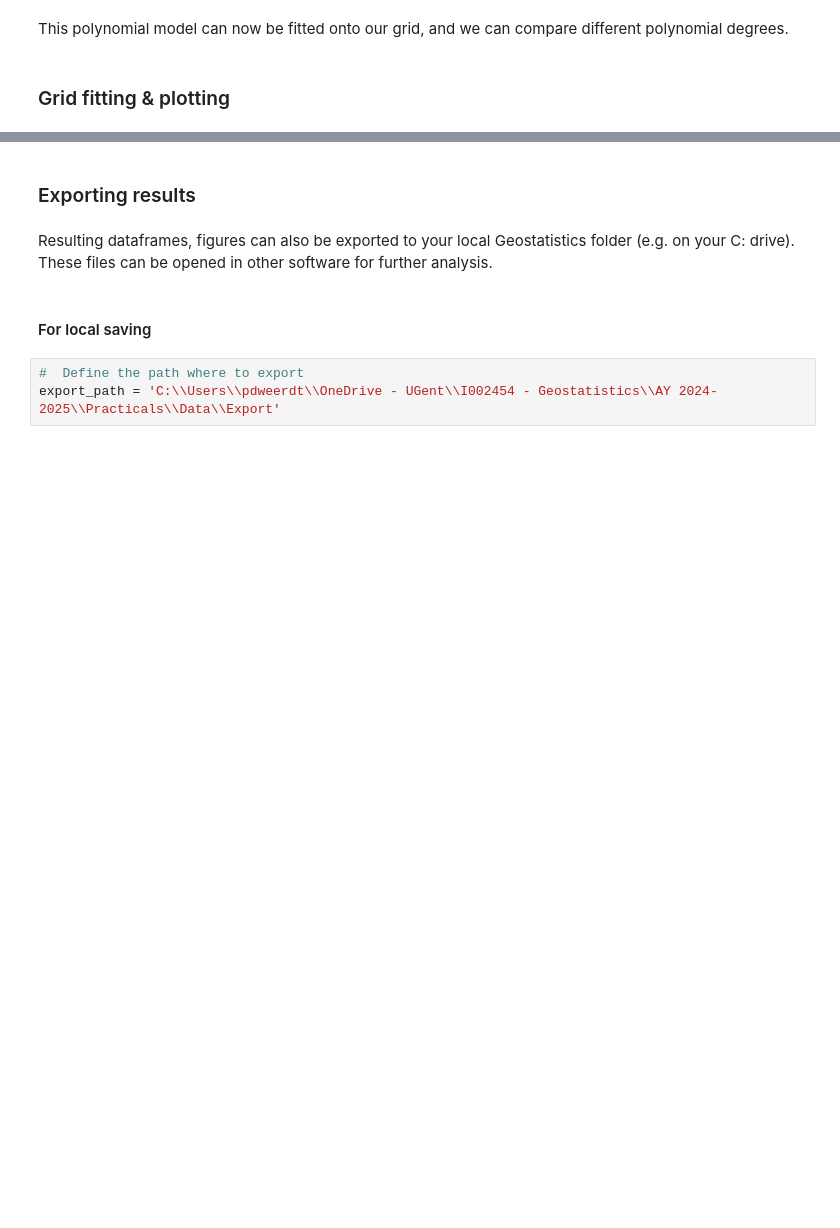
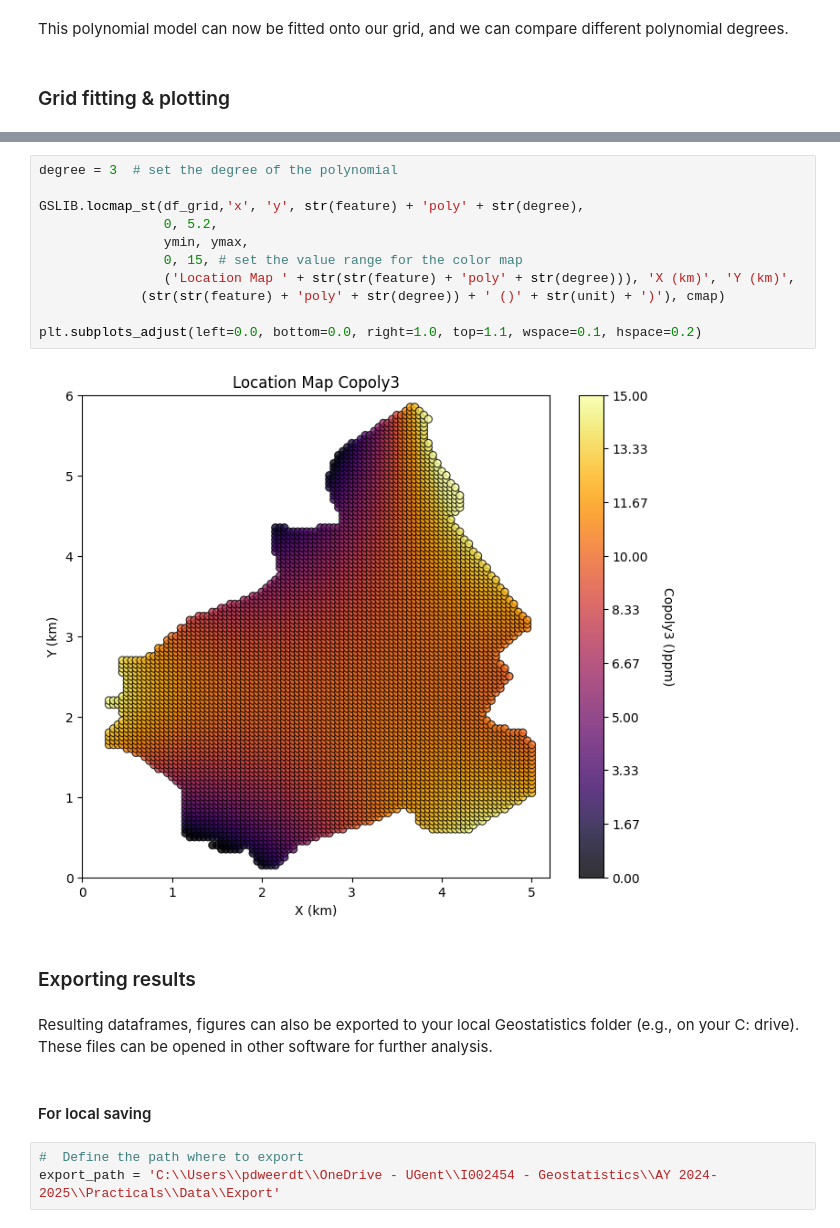
Before and after one commit to SENSE-UGent/E_I002454_Geostatistics, a Jupyter notebook: Notebooks/P2_Det1.ipynb, the cells around one changed output, grey strips where cells are left out. Drawn from its saved outputs; the diff is of its cells as text; blank space fills up the shorter version.

```diff
--- a/Notebooks/P2_Det1.ipynb
+++ b/Notebooks/P2_Det1.ipynb
@@ -355,7 +410,20 @@ plt.subplots_adjust(left=0.0, bottom=0.0, right=1.0, top=1.1, wspace=0.1, hspace
+# %%
+degree = 3  # set the degree of the polynomial
+
+GSLIB.locmap_st(df_grid,'x', 'y', str(feature) + 'poly' + str(degree),
+                0, 5.2,
+                ymin, ymax,
+                0, 15, # set the value range for the color map
+                ('Location Map ' + str(str(feature) + 'poly' + str(degree))), 'X (km)', 'Y (km)',
+             (str(str(feature) + 'poly' + str(degree)) + ' ()' + str(unit) + ')'), cmap)
+
+plt.subplots_adjust(left=0.0, bottom=0.0, right=1.0, top=1.1, wspace=0.1, hspace=0.2)
+# %% [output]
+[figure, added]
 # %% [markdown]
 ### Exporting results
 # %% [markdown]
-Resulting dataframes, figures can also be exported to your local Geostatistics folder (e.g. on your C: drive). These files can be opened in other software for further analysis.
+Resulting dataframes, figures can also be exported to your local Geostatistics folder (e.g., on your C: drive). These files can be opened in other software for further analysis.
 # %% [markdown]
 #### For local saving
 # %%
```
Also changed, not shown: parts of 29 cells of this notebook.
